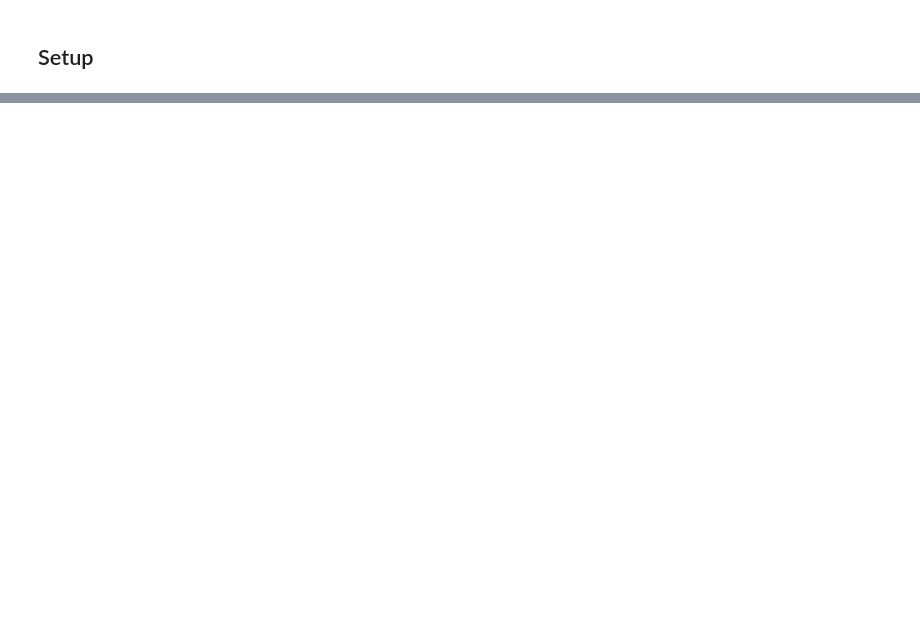
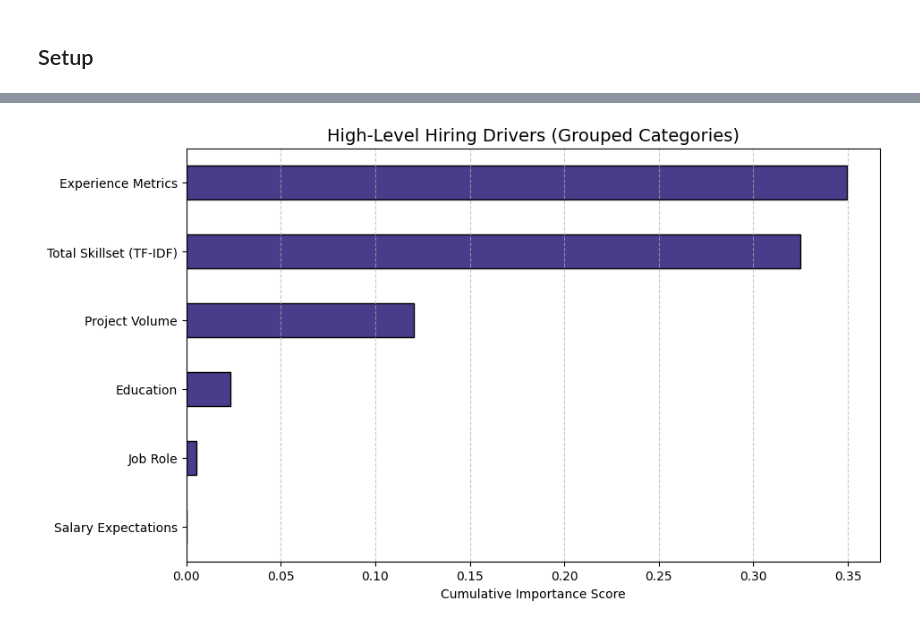
Before and after one commit to Jiaze-G/resume-hiring-prediction-ml, a Jupyter notebook: Modeling_and_Evaluation.ipynb, the cells around one changed output, grey strips where cells are left out. Cells and saved outputs as stored; diff of their text form; code cells hidden in the pictures; blank space fills up the shorter version.

```diff
--- a/Modeling_and_Evaluation.ipynb
+++ b/Modeling_and_Evaluation.ipynb
@@ -10 +60,8 @@ import pandas as pd
+# %%
+def metrics(y_true, y_pred):
+    acc = accuracy_score(y_true, y_pred)
+    prec = precision_score(y_true, y_pred, zero_division=0)
+    rec = recall_score(y_true, y_pred, zero_division=0)
+    f1 = f1_score(y_true, y_pred, zero_division=0)
+    return acc, prec, rec, f1
 # %%
@@ -34,0 +229,36 @@ Name: count, dtype: int64
+# %%
+# 1. Get the trained Random Forest
+rf_model = trained_models["Random Forest"]
+importances = rf_model.feature_importances_
+feat_names = X_train_scaled.columns
+
+# 2. Define our "Buckets"
+# We categorize features based on their column name prefixes
+buckets = {
+    'Total Skillset (TF-IDF)': [f for f in feat_names if f.startswith('tfidf_')],
+    'Experience Metrics': ['Experience (Years)', 'projects_per_year', 'exp_per_project'],
+    'Project Volume': ['Projects Count'],
+    'Salary Expectations': ['log_salary'],
+    'Job Role': [f for f in feat_names if 'Job Role' in f],
+    'Education': [f for f in feat_names if 'Edu Code' in f or 'Education' in f]
+}
+
+# 3. Sum importance for each bucket
+bucket_importance = {}
+for category, column_list in buckets.items():
+    # Find indices of columns belonging to this bucket
+    indices = [feat_names.get_loc(c) for c in column_list if c in feat_names]
+    bucket_importance[category] = importances[indices].sum()
+
+# Convert to Series and sort
+bucket_series = pd.Series(bucket_importance).sort_values(ascending=True)
+
+# 4. Plot the "Total" Chart
+plt.figure(figsize=(10, 6))
+bucket_series.plot(kind='barh', color='darkslateblue', edgecolor='black')
+plt.title("High-Level Hiring Drivers (Grouped Categories)", fontsize=14)
+plt.xlabel("Cumulative Importance Score")
+plt.grid(axis='x', linestyle='--', alpha=0.7)
+plt.show()
+# %% [output]
+[figure, added]
```
Also changed, not shown: parts of 24 cells of this notebook.
